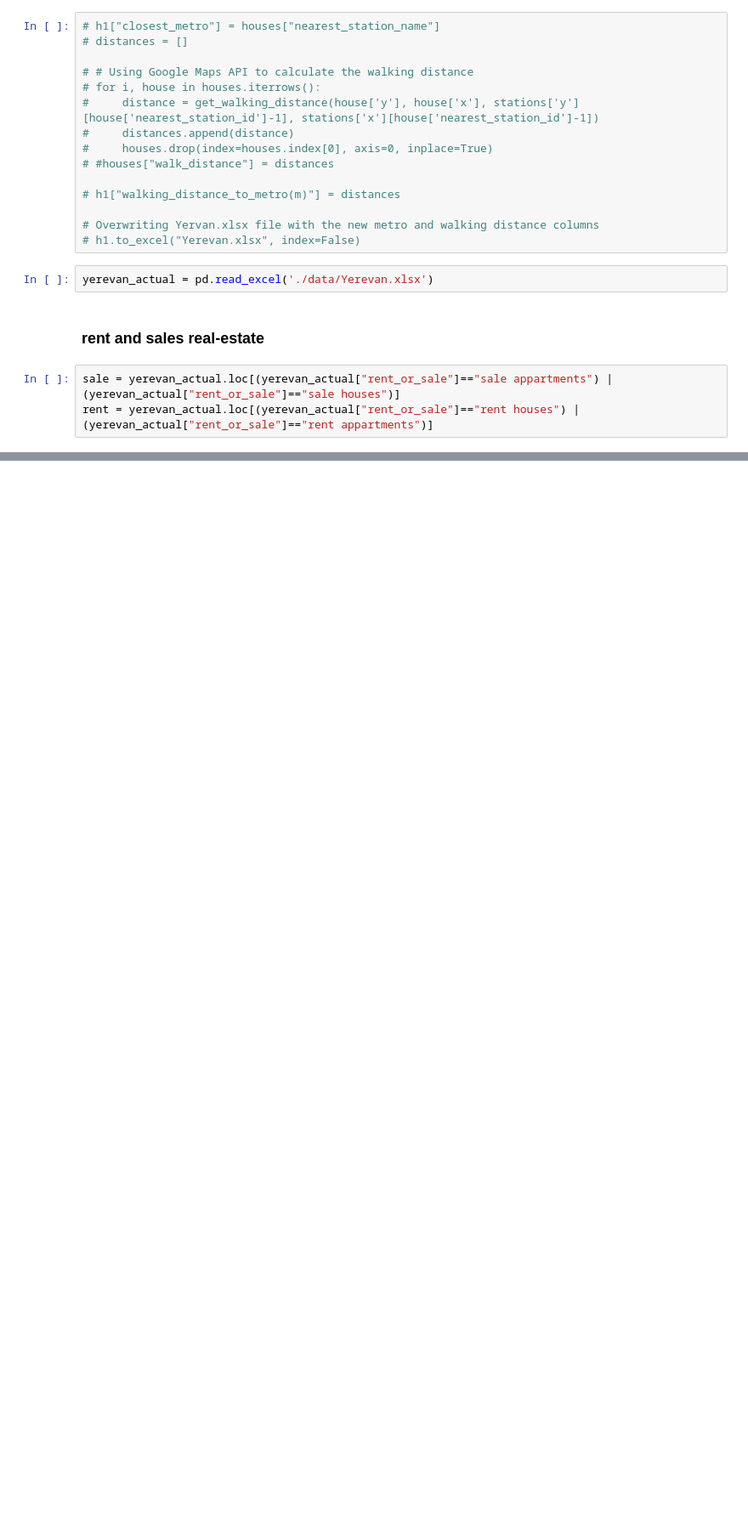
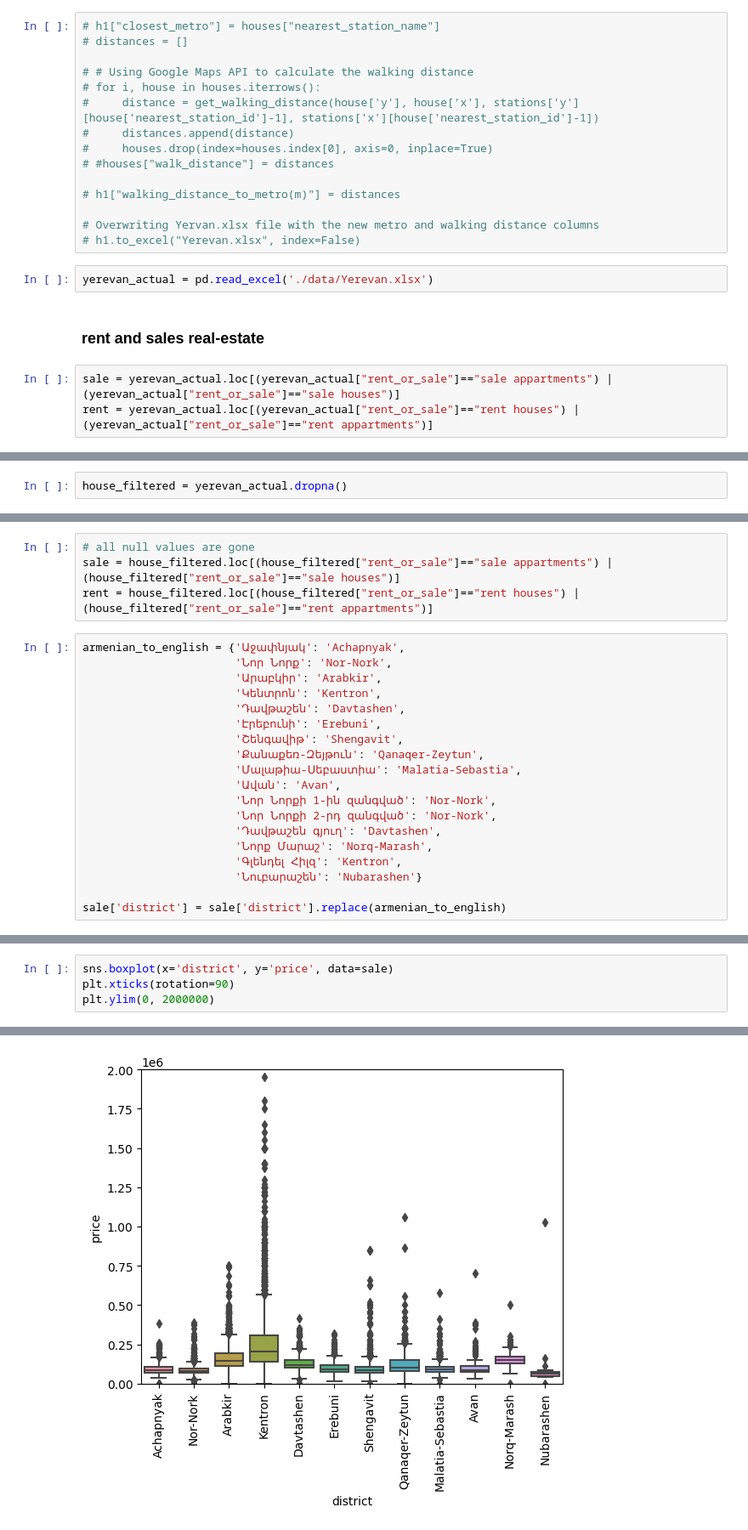
Before and after one commit to AvoDzis/capstone-real-estate, a Jupyter notebook: cleaning_data.ipynb, the cells around one changed output, grey strips where cells are left out. Shown: that part at 85% size. Saved outputs shown, nothing was run; the diff lists cells and outputs as text; blank space fills up the shorter version.

Commit message:
cleaned data and removed outliers

```diff
--- a/cleaning_data.ipynb
+++ b/cleaning_data.ipynb
@@ -158,0 +162,2 @@ rent = yerevan_actual.loc[(yerevan_actual["rent_or_sale"]=="rent houses") | (yer
+# %%
+house_filtered = yerevan_actual.dropna()
@@ -158,0 +215,23 @@ rent = yerevan_actual.loc[(yerevan_actual["rent_or_sale"]=="rent houses") | (yer
+# %%
+# all null values are gone
+sale = house_filtered.loc[(house_filtered["rent_or_sale"]=="sale appartments") | (house_filtered["rent_or_sale"]=="sale houses")]
+rent = house_filtered.loc[(house_filtered["rent_or_sale"]=="rent houses") | (house_filtered["rent_or_sale"]=="rent appartments")]
+# %%
+armenian_to_english = {'Աջափնյակ': 'Achapnyak',
+                       'Նոր Նորք': 'Nor-Nork',
+                       'Արաբկիր': 'Arabkir',
+                       'Կենտրոն': 'Kentron',
+                       'Դավթաշեն': 'Davtashen',
+                       'Էրեբունի': 'Erebuni',
+                       'Շենգավիթ': 'Shengavit',
+                       'Քանաքեռ-Զեյթուն': 'Qanaqer-Zeytun',
+                       'Մալաթիա-Սեբաստիա': 'Malatia-Sebastia',
+                       'Ավան': 'Avan',
+                       'Նոր Նորքի 1-ին զանգված': 'Nor-Nork',
+                       'Նոր Նորքի 2-րդ զանգված': 'Nor-Nork',
+                       'Դավթաշեն գյուղ': 'Davtashen',
+                       'Նորք Մարաշ': 'Norq-Marash',
+                       'Գլենդել Հիլզ': 'Kentron',
+                       'Նուբարաշեն': 'Nubarashen'}
+
+sale['district'] = sale['district'].replace(armenian_to_english)
@@ -158,0 +259,5 @@ rent = yerevan_actual.loc[(yerevan_actual["rent_or_sale"]=="rent houses") | (yer
+# %%
+sns.boxplot(x='district', y='price', data=sale)
+plt.xticks(rotation=90)
+plt.ylim(0, 2000000)
+# %% [output]
@@ -158,0 +265 @@ rent = yerevan_actual.loc[(yerevan_actual["rent_or_sale"]=="rent houses") | (yer
+[figure, added]
```
Also changed, not shown: parts of 19 cells of this notebook.
